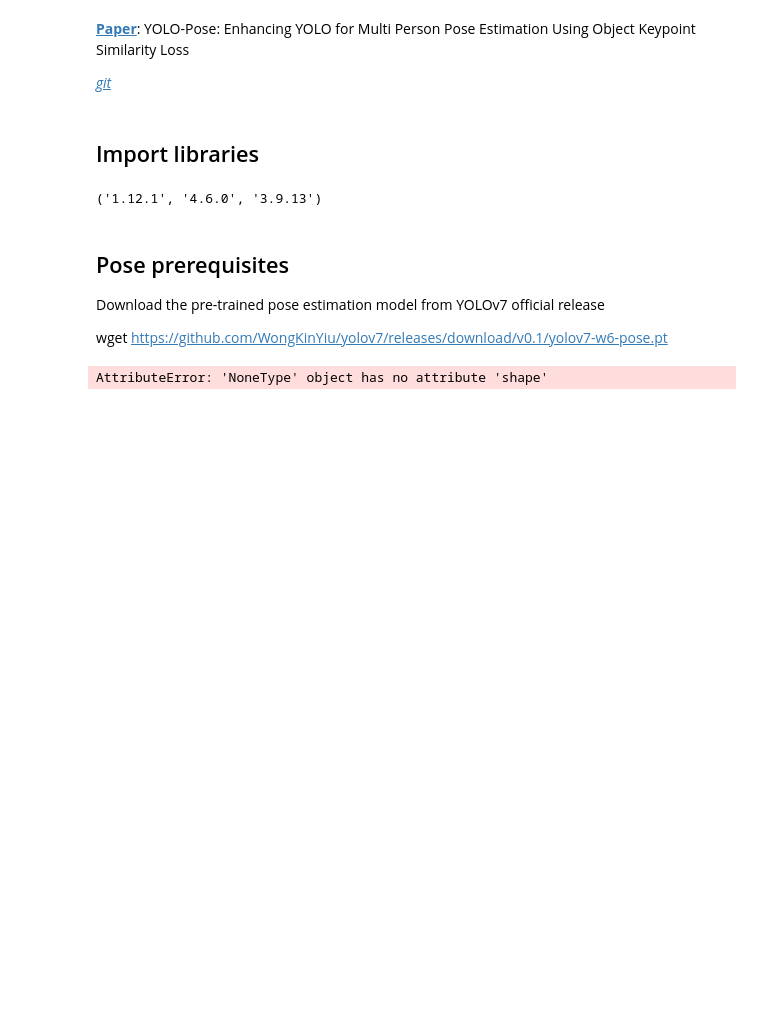
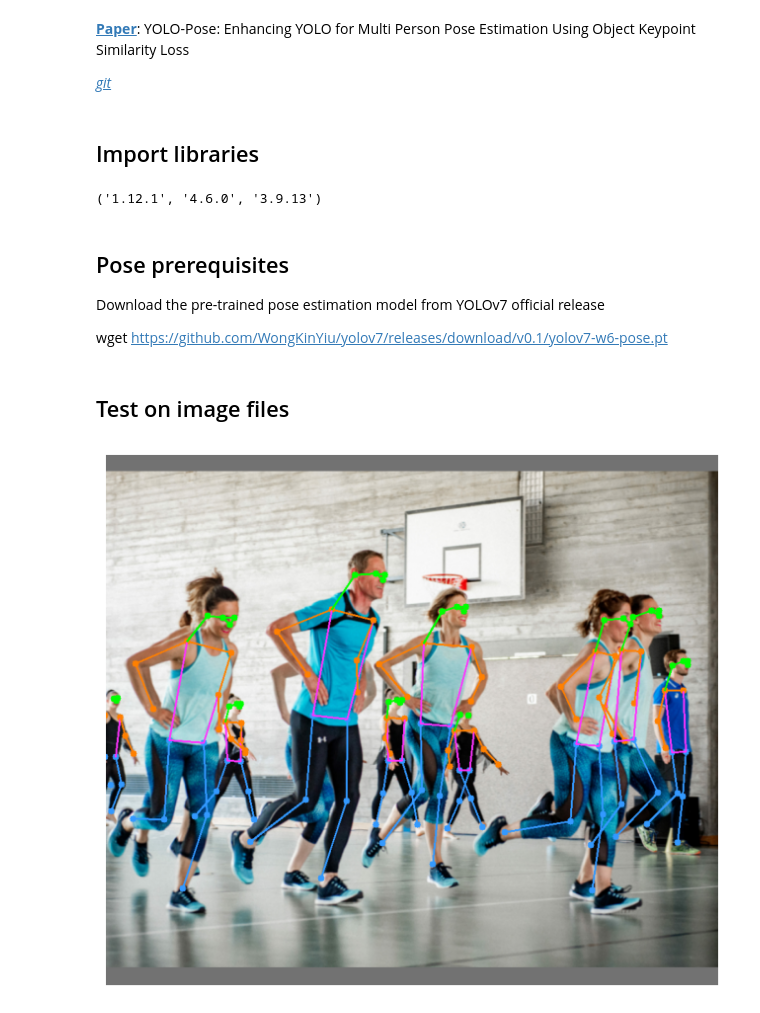
Before and after one commit to duongtrung/Pytorch-tutorials, a Jupyter notebook: 10_pytorch_yolov7_pose_estimation_up.ipynb, the cells around one changed output. Cells and saved outputs as stored; diff of their text form; code cells hidden in the pictures; blank space fills up the shorter version.

```diff
--- a/10_pytorch_yolov7_pose_estimation_up.ipynb
+++ b/10_pytorch_yolov7_pose_estimation_up.ipynb
@@ -37,6 +37,8 @@ wget https://github.com/WongKinYiu/yolov7/releases/download/v0.1/yolov7-w6-pose.
 weigths = torch.load('D:\gdrive\yolov7-pose\models\yolov7-w6-pose.pt') # replace with your path
 model = weigths['model']
 model = model.float().to(device)
+# %% [markdown]
+## Test on image files
 # %%
 def plot_pose_estimation(model, image_path):
 
@@ -64,7 +66,7 @@ def plot_pose_estimation(model, image_path):
     plt.imshow(nimg)
     plt.show()
 # %%
-plot_pose_estimation(model, 'yolov7/team1.jpg')
+plot_pose_estimation(model, 'yolov7/images/team1.jpg')
 # %% [output]
-AttributeError: 'NoneType' object has no attribute 'shape'
+[figure, added]
 # %%
```
Also changed, not shown: parts of 4 cells of this notebook.
